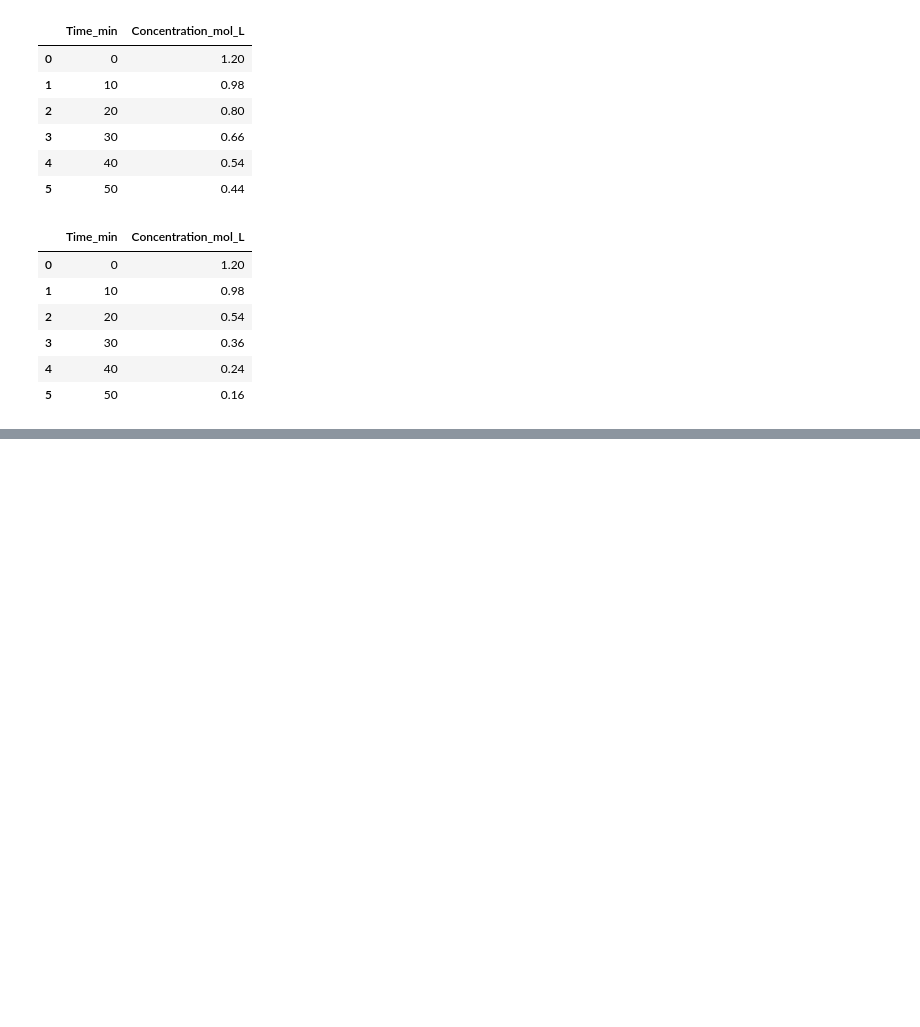
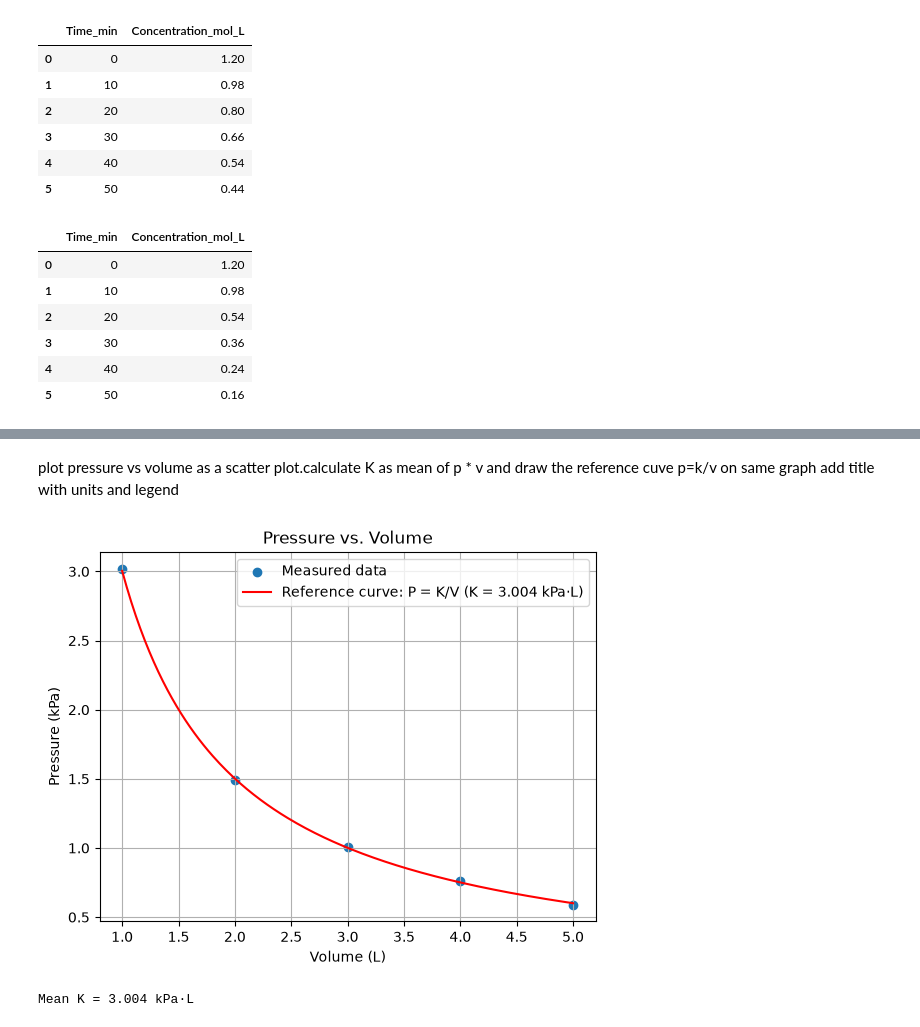
Before and after one commit to Chinmay29-12/CP_Practical, a Jupyter notebook: 20251001030_setB.ipynb, the cells around one changed output, grey strips where cells are left out. Cells and saved outputs as stored; diff of their text form; code cells hidden in the pictures; blank space fills up the shorter version.

```diff
--- a/20251001030_setB.ipynb
+++ b/20251001030_setB.ipynb
@@ -188,0 +302,37 @@ combined_df.to_json("kinetics.json", orient="records")
+# %% [markdown]
+plot pressure vs volume as a scatter plot.calculate K as mean of p * v and draw the reference cuve p=k/v on same graph add title with units and legend
+# %%
+import numpy as np
+import matplotlib.pyplot as plt
+
+# Calculate K as the mean of P * V
+K = (pressure_and_volume_df["Pressure_kPa"] *
+     pressure_and_volume_df["Volume_L"]).mean()
+
+# Smooth reference curve: P = K / V
+volume_curve = np.linspace(
+    pressure_and_volume_df["Volume_L"].min(),
+    pressure_and_volume_df["Volume_L"].max(),
+    200
+)
+pressure_curve = K / volume_curve
+
+plt.scatter(
+    pressure_and_volume_df["Volume_L"],
+    pressure_and_volume_df["Pressure_kPa"],
+    label="Measured data"
+)
+plt.plot(volume_curve, pressure_curve, color="red",
+         label=f"Reference curve: P = K/V (K = {K:.3f} kPa·L)")
+
+plt.title("Pressure vs. Volume")
+plt.xlabel("Volume (L)")
+plt.ylabel("Pressure (kPa)")
+plt.legend()
+plt.grid(True)
+plt.show()
+
+print(f"Mean K = {K:.3f} kPa·L")
+# %% [output]
+[figure, added]
+Mean K = 3.004 kPa·L
```
Also changed, not shown: parts of 10 cells of this notebook, 1 other file.
